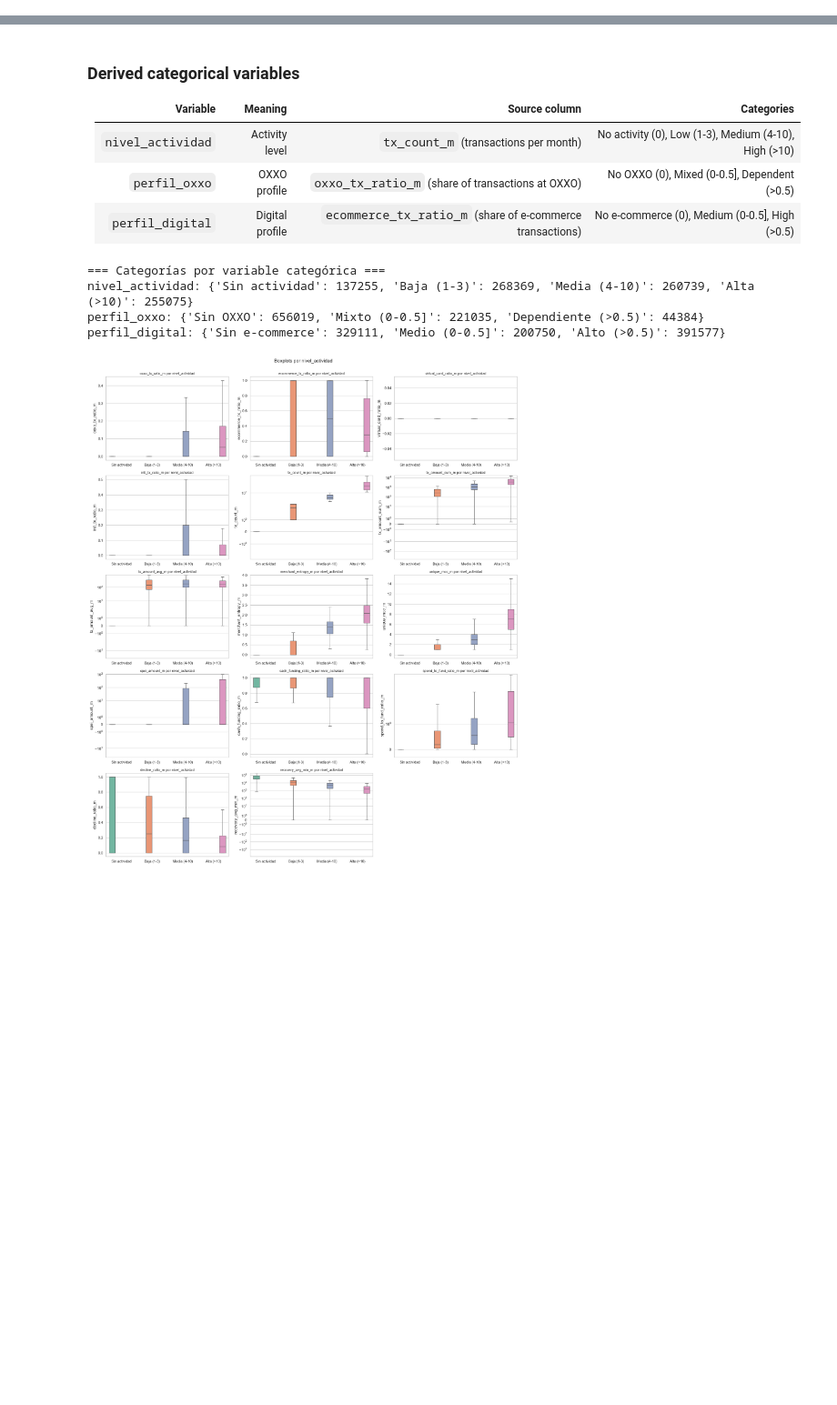
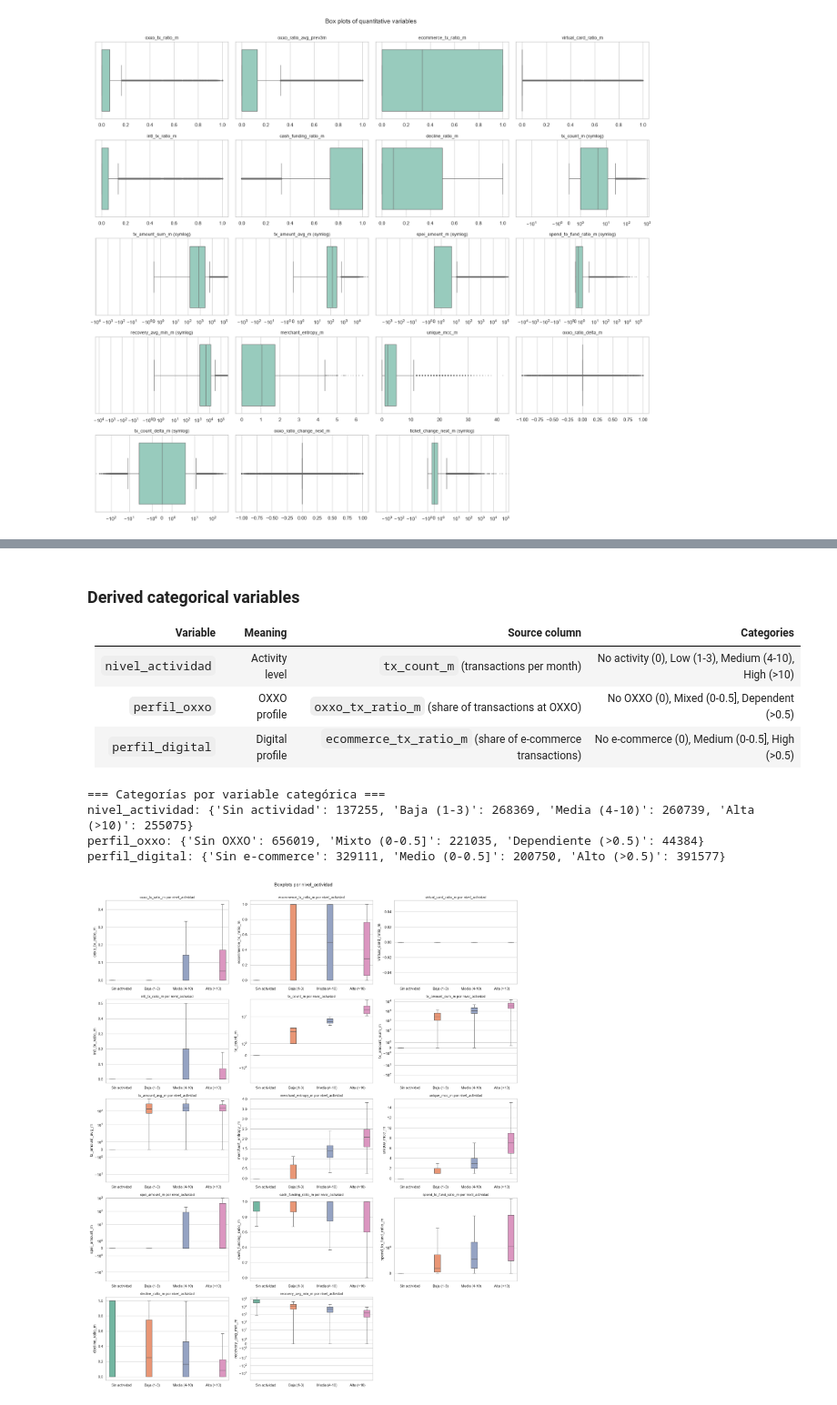
Before and after one commit to Krdz14/EDAgroup5, a Jupyter notebook: boxplot.ipynb, the cells around one changed output, grey strips where cells are left out. Shown at 91% size. Cells and saved outputs as stored; diff of their text form; code cells hidden in the pictures; blank space fills up the shorter version.

```diff
--- a/boxplot.ipynb
+++ b/boxplot.ipynb
@@ -0,0 +3,81 @@
+# %%
+import os
+import numpy as np
+import pandas as pd
+import seaborn as sns
+import matplotlib.pyplot as plt
+
+data = "data/g5_dataSample_v2_processed.csv"
+sns.set_theme(style="whitegrid")
+
+df = pd.read_csv(data)
+
+
+# Imputed values (0) NaN so they don't distort the plots
+
+imputed = {
+    "oxxo_ratio_avg_prev3m": "oxxo_ratio_avg_prev3m_was_missing",
+    "recovery_avg_min_m": "recovery_avg_min_m_was_missing",
+    "oxxo_ratio_delta_m": "oxxo_ratio_delta_m_was_missing",
+    "tx_count_delta_m": "tx_count_delta_m_was_missing",
+}
+for col, flag in imputed.items():
+    if flag in df.columns:
+        df.loc[df[flag], col] = np.nan
+
+# No missing-flag for these two: they are 0 when there was no funding
+for col in ["cash_funding_ratio_m", "spend_to_fund_ratio_m"]:
+    df.loc[df["is_zero_funding_m"], col] = np.nan
+
+
+quantitative = [
+    # Ratios in [0, 1]
+    "oxxo_tx_ratio_m", "oxxo_ratio_avg_prev3m", "ecommerce_tx_ratio_m",
+    "virtual_card_ratio_m", "intl_tx_ratio_m", "cash_funding_ratio_m", "decline_ratio_m",
+    # Amounts, counts, times and diversity
+    "tx_count_m", "tx_amount_sum_m", "tx_amount_avg_m", "spei_amount_m",
+    "spend_to_fund_ratio_m", "recovery_avg_min_m", "merchant_entropy_m", "unique_mcc_m",
+    # Changes between months
+    "oxxo_ratio_delta_m", "tx_count_delta_m",
+    "oxxo_ratio_change_next_m", "ticket_change_next_m",
+]
+
+print("=== Summary of quantitative variables ===")
+print(df[quantitative].describe().T[["count", "min", "50%", "max"]].round(3))
+
+
+log_scale = {
+    "tx_count_m", "tx_amount_sum_m", "tx_amount_avg_m", "spei_amount_m",
+    "spend_to_fund_ratio_m", "recovery_avg_min_m",
+    "tx_count_delta_m", "ticket_change_next_m",
+}
+
+
+def plot_all(kind, filename, ncols=4):
+    nrows = int(np.ceil(len(quantitative) / ncols))
+    fig, axes = plt.subplots(nrows, ncols, figsize=(4.5 * ncols, 3.2 * nrows))
+    axes = axes.ravel()
+    for ax, col in zip(axes, quantitative):
+        values = df[col].dropna()
+        if kind == "box":
+
+            sns.boxplot(x=values, ax=ax, color="#8fd3c1", fliersize=1.5,
+                        flierprops={"alpha": 0.3})
+        else:
+            sns.violinplot(x=values, ax=ax, color="#8fd3c1", cut=0, inner="quartile")
+        if col in log_scale:
+            ax.set_xscale("symlog")
+        ax.set_title(col + (" (symlog)" if col in log_scale else ""), fontsize=10)
+        ax.set_xlabel("")
+    for ax in axes[len(quantitative):]:
+        ax.axis("off")
+    fig.suptitle(f"{kind.capitalize()} plots of quantitative variables", fontsize=14, y=1.0)
+    fig.tight_layout()
+    plt.show()
+
+    # Boxplots
+plot_all("box", "boxplots_quantitative.png")
+
+# Violin plots
+plot_all("violin", "violinplots_quantitative.png")
+# %% [output]
@@ -0,0 +101 @@
+[figure, added]
```
Also changed, not shown: parts of 2 cells of this notebook.
